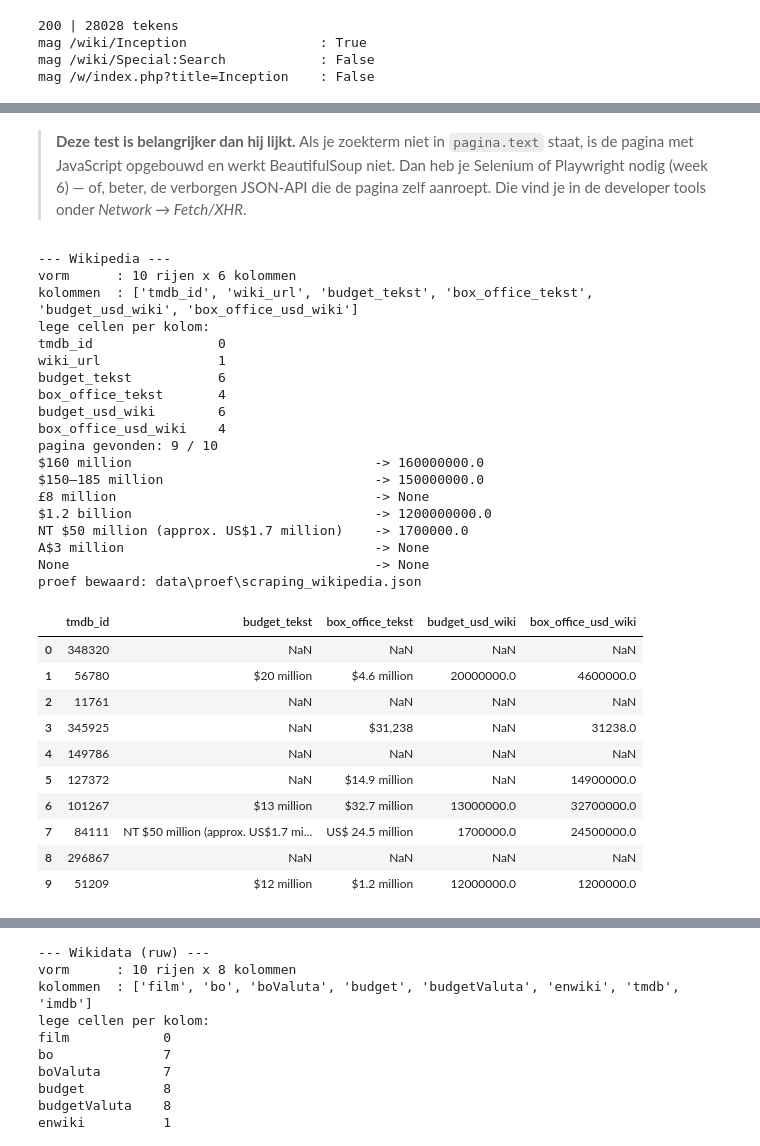
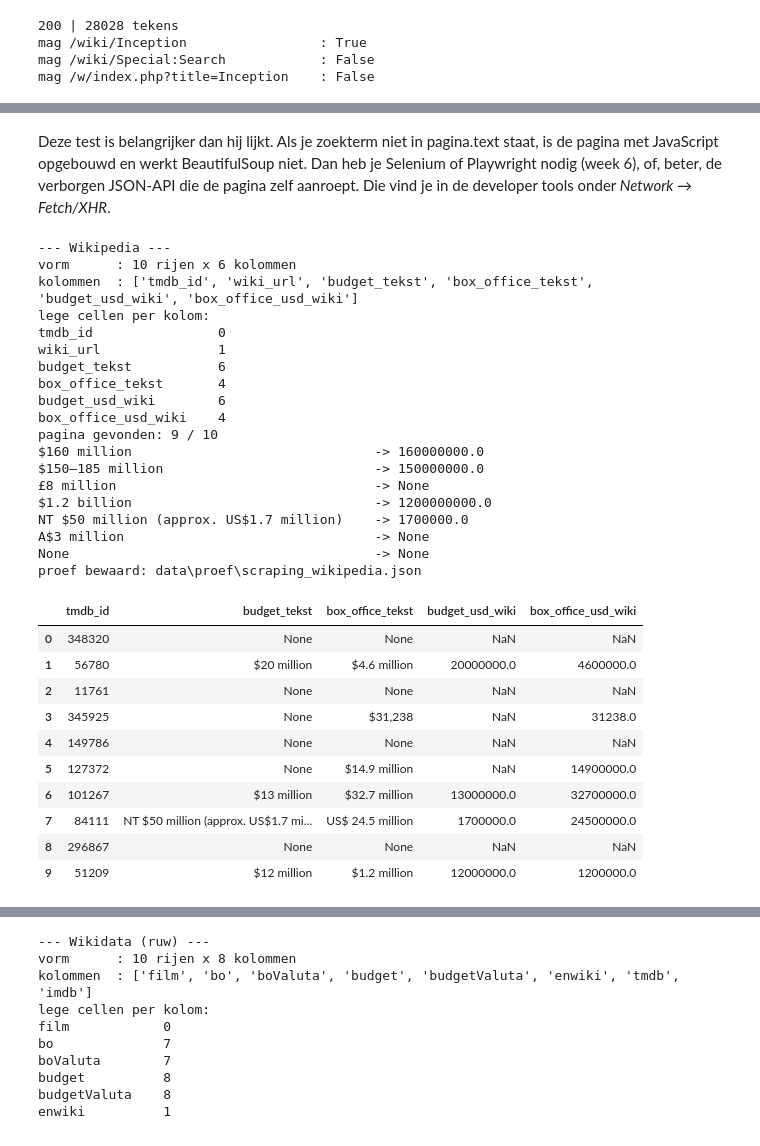
Before and after one commit to azfarrrrr/Data-3, a Jupyter notebook: w04_haalbaarheidscheck_opdracht.ipynb, the cells around one changed output, grey strips where cells are left out. Cells and saved outputs as stored; diff of their text form; code cells hidden in the pictures.

```diff
--- a/w04_haalbaarheidscheck_opdracht.ipynb
+++ b/w04_haalbaarheidscheck_opdracht.ipynb
@@ -492,12 +512,12 @@ status: 200 | lengte: 996545 tekens
 'Budget'       staat in de HTML: True
 'tt1375666'    staat in de HTML: True
 # %% [markdown]
-> **Deze test is belangrijker dan hij lijkt.** Als je zoekterm niet in `pagina.text`
-> staat, is de pagina met JavaScript opgebouwd en werkt BeautifulSoup niet. Dan heb je
-> Selenium of Playwright nodig (week 6) — of, beter, de verborgen JSON-API die de pagina
-> zelf aanroept. Die vind je in de developer tools onder *Network → Fetch/XHR*.
+Deze test is belangrijker dan hij lijkt. Als je zoekterm niet in pagina.text
+staat, is de pagina met JavaScript opgebouwd en werkt BeautifulSoup niet. Dan heb je
+Selenium of Playwright nodig (week 6), of, beter, de verborgen JSON-API die de pagina
+zelf aanroept. Die vind je in de developer tools onder *Network → Fetch/XHR*.
 # %%
-# Stap 3 — tien records: de infobox van de Wikipedia-pagina van elke film uit bron 1.
+# Stap 3: tien records uit de infobox van de Wikipedia-pagina van elke film uit bron 1.
 
 def infobox(html: str) -> dict:
     """Lees de infobox (label -> tekst) uit een Wikipedia-pagina."""
@@ -518,7 +538,7 @@ def infobox(html: str) -> dict:
 def geld_naar_usd(tekst: str | None) -> float | None:
     """'$160 million' -> 160000000.0. Bij een bereik ('$150–185 million') de ondergrens.
     Alleen US-dollars: 'NT $50 million', 'A$3 million' of '£8 million' -> overslaan,
-    maar een omrekening als '(approx. US$1.7 million)' wordt wél gebruikt."""
+    maar een omrekening als '(approx. US$1.7 million)' wordt wel gebruikt."""
     if not tekst:
         return None
     patroon = r"([A-Z]{0,3})\s?\$\s*([\d.,]+)\s*(?:[–-]\s*[\d.,]+\s*)?(million|billion)?"
@@ -559,41 +579,41 @@ vat_samen(df_wiki, "Wikipedia")
 print("pagina gevonden:", df_wiki["wiki_url"].notna().sum(), "/ 10")
 
 # Randgeval-controles op de parser
 for voorbeeld in ["$160 million", "$150–185 million", "£8 million", "$1.2 billion",
                   "NT $50 million (approx. US$1.7 million)", "A$3 million", None]:
     print(f"{str(voorbeeld):42} -> {geld_naar_usd(voorbeeld)}")
 
 bewaar_proef("scraping_wikipedia", df_wiki)
 df_wiki.drop(columns=["wiki_url"])
 # %% [output]
 --- Wikipedia ---
 vorm      : 10 rijen x 6 kolommen
 kolommen  : ['tmdb_id', 'wiki_url', 'budget_tekst', 'box_office_tekst', 'budget_usd_wiki', 'box_office_usd_wiki']
 lege cellen per kolom:
 tmdb_id                0
 wiki_url               1
 budget_tekst           6
 box_office_tekst       4
 budget_usd_wiki        6
 box_office_usd_wiki    4
 pagina gevonden: 9 / 10
 $160 million                               -> 160000000.0
 $150–185 million                           -> 150000000.0
 £8 million                                 -> None
 $1.2 billion                               -> 1200000000.0
 NT $50 million (approx. US$1.7 million)    -> 1700000.0
 A$3 million                                -> None
 None                                       -> None
 proef bewaard: data\proef\scraping_wikipedia.json
 |  | tmdb_id | budget_tekst | box_office_tekst | budget_usd_wiki | box_office_usd_wiki |
-| 0 | 348320 | NaN | NaN | NaN | NaN |
+| 0 | 348320 | None | None | NaN | NaN |
 | 1 | 56780 | $20 million | $4.6 million | 20000000.0 | 4600000.0 |
-| 2 | 11761 | NaN | NaN | NaN | NaN |
-| 3 | 345925 | NaN | $31,238 | NaN | 31238.0 |
-| 4 | 149786 | NaN | NaN | NaN | NaN |
-| 5 | 127372 | NaN | $14.9 million | NaN | 14900000.0 |
+| 2 | 11761 | None | None | NaN | NaN |
+| 3 | 345925 | None | $31,238 | NaN | 31238.0 |
+| 4 | 149786 | None | None | NaN | NaN |
+| 5 | 127372 | None | $14.9 million | NaN | 14900000.0 |
 | 6 | 101267 | $13 million | $32.7 million | 13000000.0 | 32700000.0 |
 | 7 | 84111 | NT $50 million (approx. US$1.7 mi... | US$ 24.5 million | 1700000.0 | 24500000.0 |
-| 8 | 296867 | NaN | NaN | NaN | NaN |
+| 8 | 296867 | None | None | NaN | NaN |
 | 9 | 51209 | $12 million | $1.2 million | 12000000.0 | 1200000.0 |
 # %% [markdown]
```
Also changed, not shown: parts of 57 cells of this notebook.
